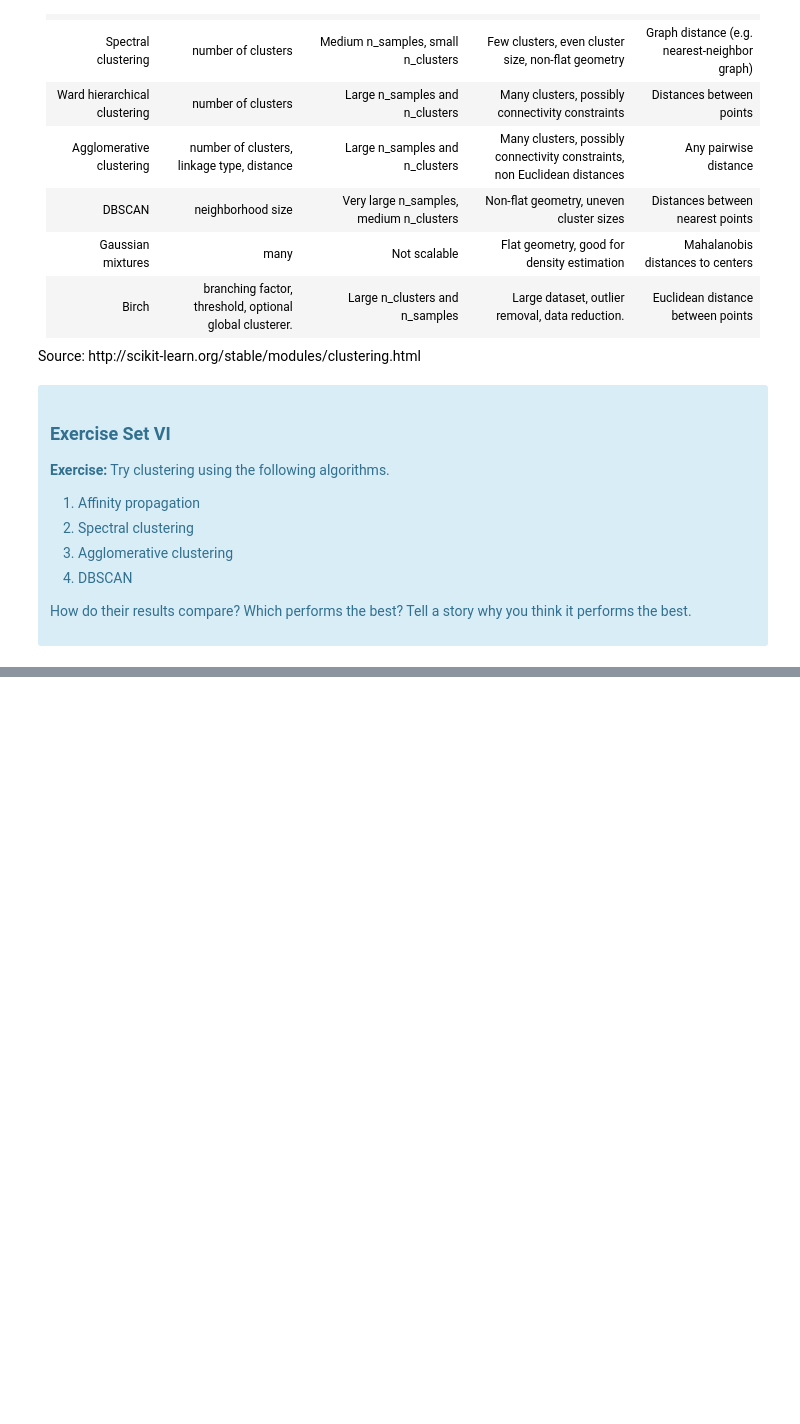
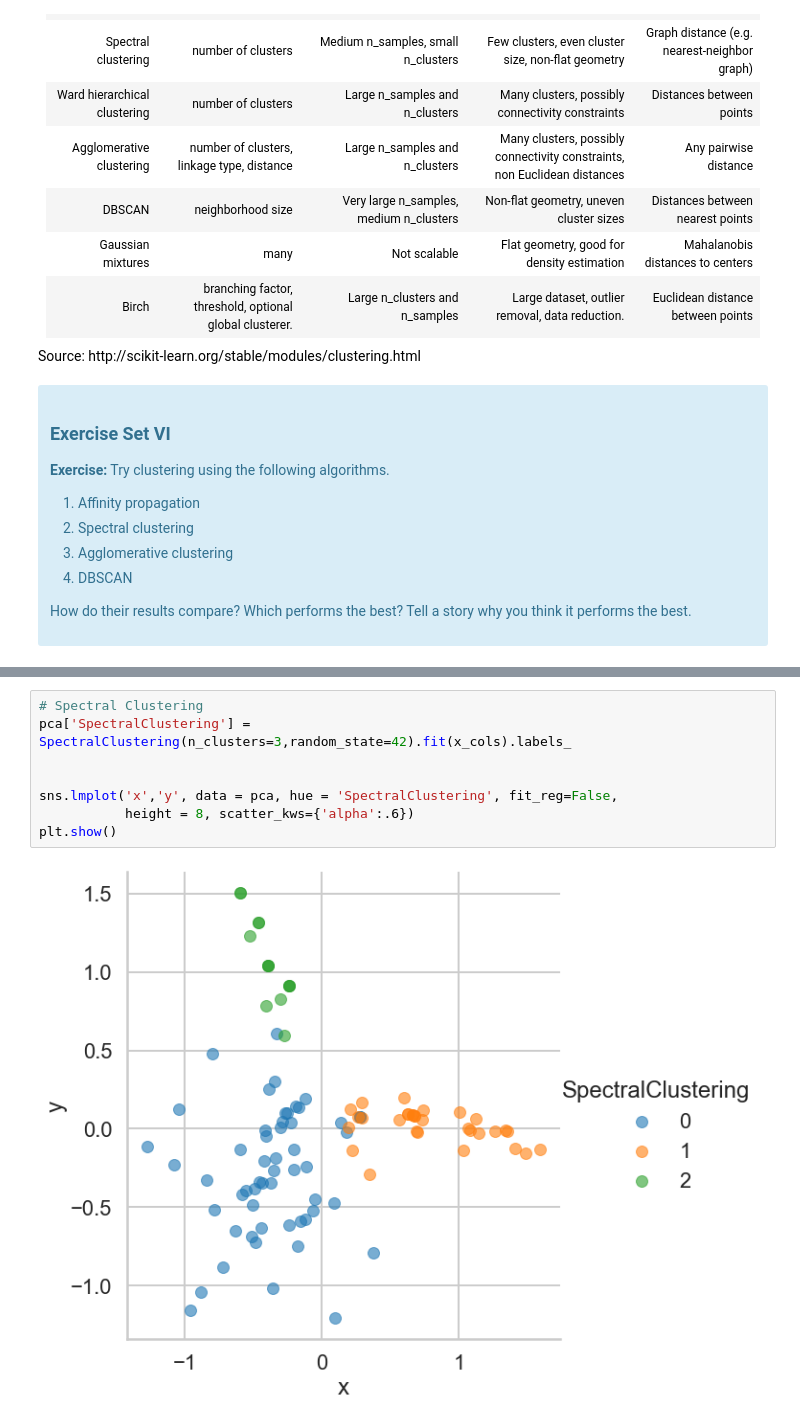
Before and after one commit to jamesclay06/Springboard, a Jupyter notebook: ClusteringCaseStudy/JC_Clustering Case Study - Customer Segmentation with K-Means.ipynb, the cells around one changed output, grey strips where cells are left out. Saved outputs shown, nothing was run; the diff lists cells and outputs as text; blank space fills up the shorter version.

```diff
--- a/ClusteringCaseStudy/JC_Clustering Case Study - Customer Segmentation with K-Means.ipynb
+++ b/ClusteringCaseStudy/JC_Clustering Case Study - Customer Segmentation with K-Means.ipynb
@@ -665,0 +548,10 @@ Silhouette Coefficient: 0.042
+# %%
+# Spectral Clustering
+pca['SpectralClustering'] = SpectralClustering(n_clusters=3,random_state=42).fit(x_cols).labels_
+
+
+sns.lmplot('x','y', data = pca, hue = 'SpectralClustering', fit_reg=False,
+           height = 8, scatter_kws={'alpha':.6})
+plt.show()
+# %% [output]
+[figure, added]
```
Also changed, not shown: parts of 13 cells of this notebook.
